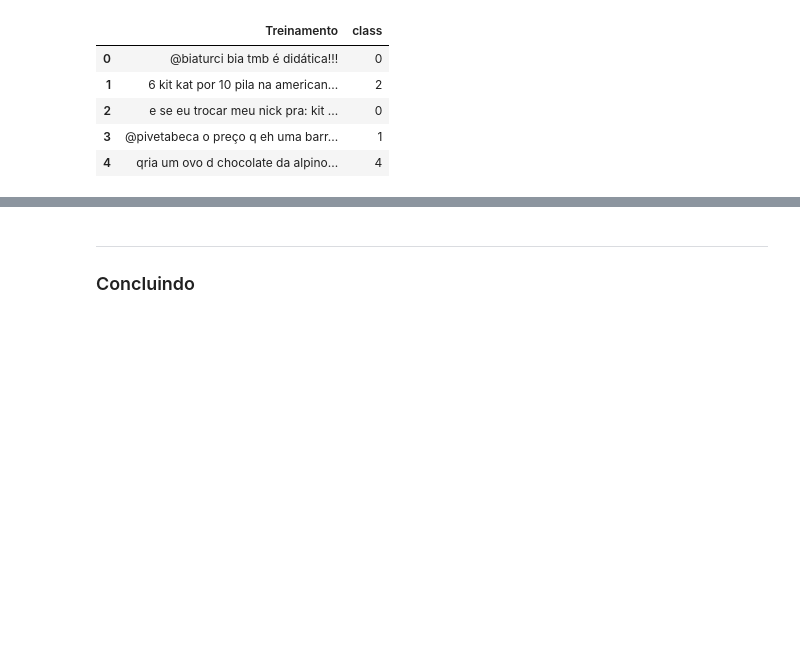
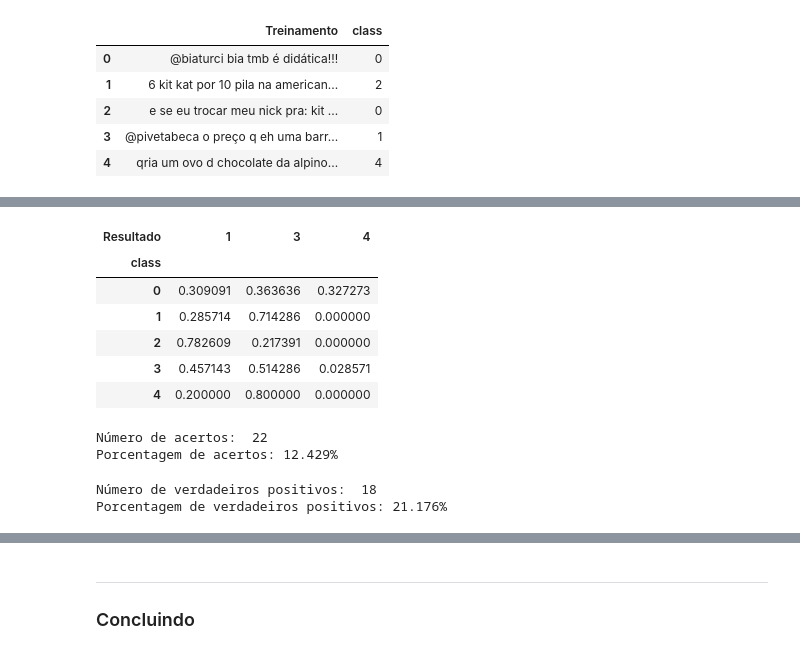
Before and after one commit to kaskang99/c_dados_2021.1, a Jupyter notebook: Projeto1_Layout_Classificador.ipynb, the cells around one changed output, grey strips where cells are left out. Drawn from its saved outputs; the diff is of its cells as text; code cells hidden in the pictures; blank space fills up the shorter version.

```diff
--- a/Projeto1_Layout_Classificador.ipynb
+++ b/Projeto1_Layout_Classificador.ipynb
@@ -600,0 +532,45 @@ Agora você deve testar o seu classificador com a base de Testes.
+# %%
+pd.crosstab(test['class'],test['Resultado'],normalize='index')
+# %% [output]
+| Resultado | 1 | 3 | 4 |
+| class |  |  |  |
+| 0 | 0.309091 | 0.363636 | 0.327273 |
+| 1 | 0.285714 | 0.714286 | 0.000000 |
+| 2 | 0.782609 | 0.217391 | 0.000000 |
+| 3 | 0.457143 | 0.514286 | 0.028571 |
+| 4 | 0.200000 | 0.800000 | 0.000000 |
+# %%
+lista_classificacao = test['class'].tolist()
+lista_resultado = test['Resultado'].tolist()
+
+test_mrelevante = test.loc[test['class'] == 4,:]
+test_relevante = test.loc[test['class'] == 3,:]
+test_neutro = test.loc[test['class'] == 2,:]
+test_irrelevante = test.loc[test['class'] == 1,:]
+test_mirrelevante = test.loc[test['class'] == 0,:]
+acertos = 0
+for i in range(len(lista_classificacao)):
+    if lista_classificacao[i] == lista_resultado[i]:
+        acertos += 1
+porcentagem_acertos = acertos/len(lista_classificacao)
+print("Número de acertos: ", acertos)
+print("Porcentagem de acertos: {0:.3f}%".format(porcentagem_acertos*100))
+# %% [output]
+Número de acertos:  22
+Porcentagem de acertos: 12.429%
+# %%
+lista_classificacao = test['class'].tolist()
+lista_resultado  = test['Resultado'].tolist()
+
+verdadeiros_positivos = 0
+for i in range(len(lista_classificacao)):
+    if lista_classificacao[i] == 4 and lista_resultado[i] == 4:
+        verdadeiros_positivos += 1
+    elif lista_classificacao[i] == 3 and lista_resultado[i]== 3:
+        verdadeiros_positivos += 1
+porcentagem_verdadeiros_positivos = verdadeiros_positivos/(len(test_mrelevante)+len(test_relevante))
+print("Número de verdadeiros positivos: ", verdadeiros_positivos)
+print("Porcentagem de verdadeiros positivos: {0:.3f}%".format(porcentagem_verdadeiros_positivos*100))
+# %% [output]
+Número de verdadeiros positivos:  18
+Porcentagem de verdadeiros positivos: 21.176%
```
Also changed, not shown: parts of 70 cells of this notebook.
